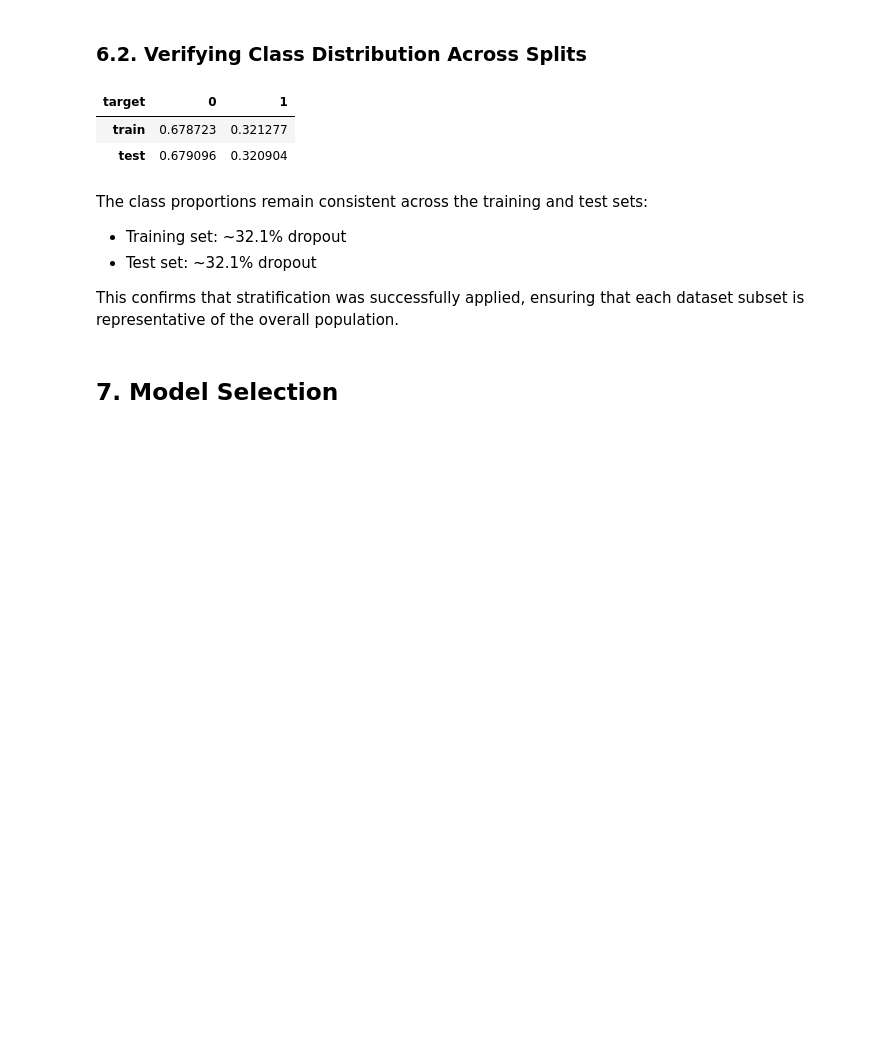
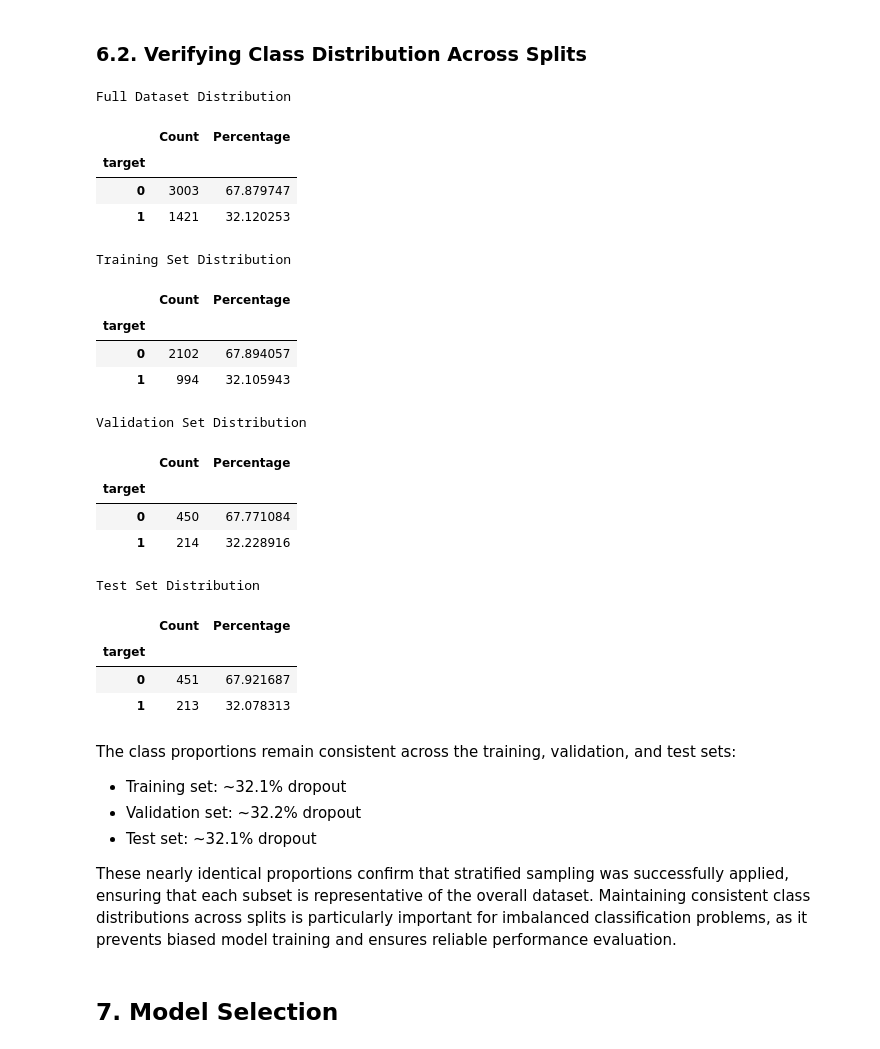
Before and after one commit to dziaoure/ai-ml-ucberkeley, a Jupyter notebook: capstone-project/capstone.ipynb, the cells around one changed output. Saved outputs shown, nothing was run; the diff lists cells and outputs as text; code cells hidden in the pictures; blank space fills up the shorter version.

Commit message:
feat: change data splits to 70/15/15

```diff
--- a/capstone-project/capstone.ipynb
+++ b/capstone-project/capstone.ipynb
@@ -739,13 +740,26 @@ The training set will be used to fit preprocessing and model parameters. The tes
 # %%
 from sklearn.model_selection import train_test_split
 
-X_train, X_test, y_train, y_test = train_test_split(
+# Step 1: create a training (70%) and temp (30%) sets
+X_train, X_temp, y_train, y_temp = train_test_split(
     X, y,
-    test_size = 0.20,
-    random_state = 42,
+    test_size = 0.30,
+    shuffle = True,
     stratify = y,
-    shuffle = True
+    random_state = 42
 )
 
-(X_train.shape, X_test.shape)
+# Step 2: Create the validation (15%) and test (15%) sets
+X_val, X_test, y_val, y_test = train_test_split(
+    X_temp,
+    y_temp,
+    test_size = 0.50,
+    shuffle = True
+    stratify = y_temp,
+    random_state = 42
+)
+
+print(f'Training shape: {X_train.shape} {y_train.shape}')
+print(f'Validation shape: {X_val.shape} {y_val.shape}')
+print(f'Test shape: {X_test.shape} {y_test.shape}')
 # %% [output]
@@ -763,22 +783,47 @@ This setup allows:
 # %% [markdown]
 ### 6.2. Verifying Class Distribution Across Splits
-# %%
-dist_df = pd.DataFrame({
-    "train": y_train.value_counts(normalize = True),
-    "test": y_test.value_counts(normalize = True)
-})
-
-dist_df.T
-# %% [output]
-| target | 0 | 1 |
-| train | 0.678723 | 0.321277 |
-| test | 0.679096 | 0.320904 |
+# %%
+def analyze_class_distribution(y, name):
+    dist = pd.DataFrame({
+        "Count": y.value_counts(),
+        "Percentage": y.value_counts(normalize=True) * 100
+    })
+
+    print(f"\n{name} Distribution")
+    display(dist)
+
+analyze_class_distribution(y, "Full Dataset")
+analyze_class_distribution(y_train, "Training Set")
+analyze_class_distribution(y_val, "Validation Set")
+analyze_class_distribution(y_test, "Test Set")
+# %% [output]
+Full Dataset Distribution
+|  | Count | Percentage |
+| target |  |  |
+| 0 | 3003 | 67.879747 |
+| 1 | 1421 | 32.120253 |
+Training Set Distribution
+|  | Count | Percentage |
+| target |  |  |
+| 0 | 2102 | 67.894057 |
+| 1 | 994 | 32.105943 |
+Validation Set Distribution
+|  | Count | Percentage |
+| target |  |  |
+| 0 | 450 | 67.771084 |
+| 1 | 214 | 32.228916 |
+Test Set Distribution
+|  | Count | Percentage |
+| target |  |  |
+| 0 | 451 | 67.921687 |
+| 1 | 213 | 32.078313 |
 # %% [markdown]
-The class proportions remain consistent across the training and test sets:
+The class proportions remain consistent across the training, validation, and test sets:
 - Training set: ~32.1% dropout
+- Validation set: ~32.2% dropout
 - Test set: ~32.1% dropout
 
-This confirms that stratification was successfully applied, ensuring that each dataset subset is representative of the overall population.
+These nearly identical proportions confirm that stratified sampling was successfully applied, ensuring that each subset is representative of the overall dataset. Maintaining consistent class distributions across splits is particularly important for imbalanced classification problems, as it prevents biased model training and ensures reliable performance evaluation.
 # %% [markdown]
 ## 7. Model Selection
 # %% [markdown]
```
Also changed, not shown: parts of 9 cells of this notebook, 6 other files.
